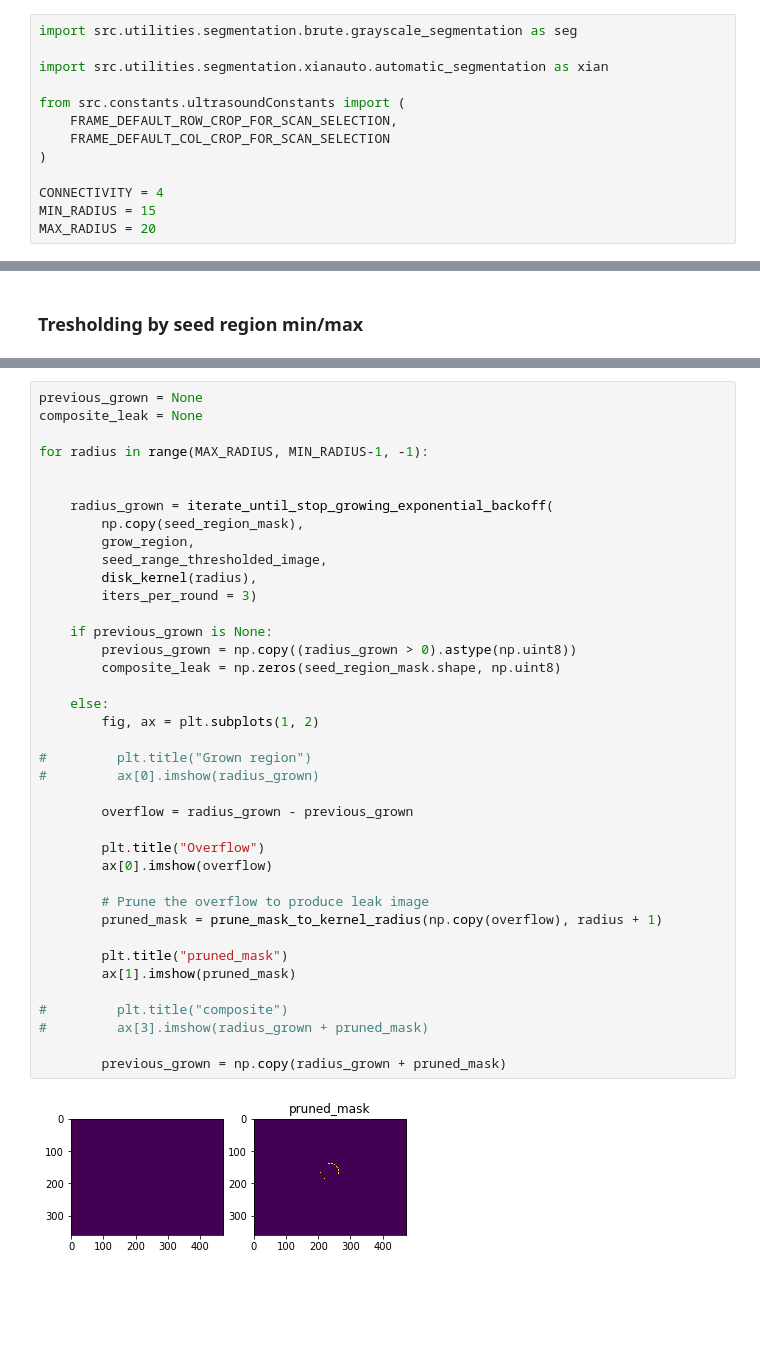
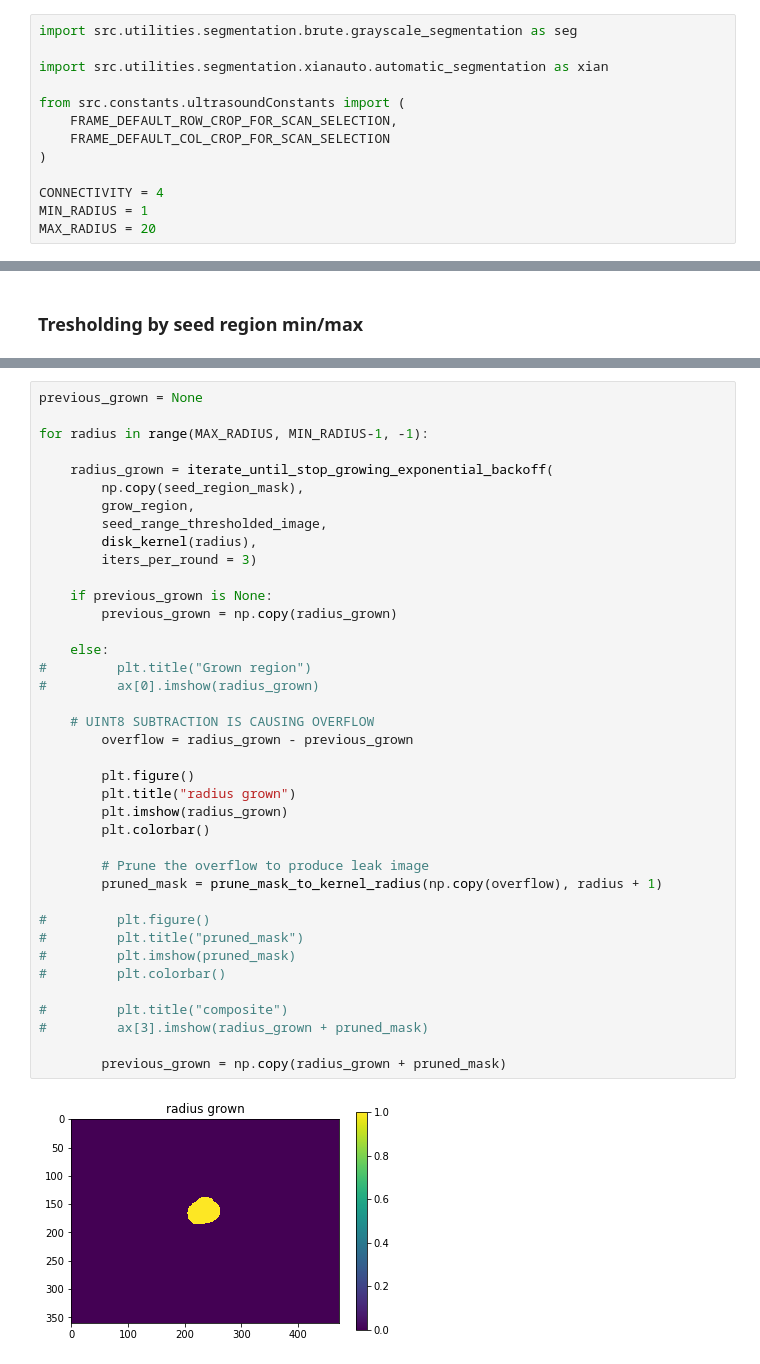
Before and after one commit to penn-ultrasound-research-laboratory/Deep-Ultrasound-Classification, a Jupyter notebook: _notebooks/LeakPluggingCary.ipynb, the cells around one changed output, grey strips where cells are left out. Drawn from its saved outputs; the diff is of its cells as text; blank space fills up the shorter version.

Commit message:
overflow issue in subtraction

```diff
--- a/_notebooks/LeakPluggingCary.ipynb
+++ b/_notebooks/LeakPluggingCary.ipynb
@@ -22,7 +22,7 @@ from src.constants.ultrasoundConstants import (
 )
 
 CONNECTIVITY = 4
-MIN_RADIUS = 15
+MIN_RADIUS = 1
 MAX_RADIUS = 20
 # %%
 def absolute_max(ndarray):
@@ -219,41 +216,41 @@ plt.colorbar()
 # %%
 previous_grown = None
-composite_leak = None
 
 for radius in range(MAX_RADIUS, MIN_RADIUS-1, -1):
-
 
     radius_grown = iterate_until_stop_growing_exponential_backoff(
         np.copy(seed_region_mask),
         grow_region,
         seed_range_thresholded_image,
         disk_kernel(radius),
         iters_per_round = 3)
 
     if previous_grown is None:
-        previous_grown = np.copy((radius_grown > 0).astype(np.uint8))
-        composite_leak = np.zeros(seed_region_mask.shape, np.uint8)
+        previous_grown = np.copy(radius_grown)
 
     else:
-        fig, ax = plt.subplots(1, 2)
-
 #         plt.title("Grown region")
 #         ax[0].imshow(radius_grown)
 
+    # UINT8 SUBTRACTION IS CAUSING OVERFLOW
         overflow = radius_grown - previous_grown
 
-        plt.title("Overflow")
-        ax[0].imshow(overflow)
+        plt.figure()
+        plt.title("radius grown")
+        plt.imshow(radius_grown)
+        plt.colorbar()
 
         # Prune the overflow to produce leak image
         pruned_mask = prune_mask_to_kernel_radius(np.copy(overflow), radius + 1)
 
-        plt.title("pruned_mask")
-        ax[1].imshow(pruned_mask)
+#         plt.figure()
+#         plt.title("pruned_mask")
+#         plt.imshow(pruned_mask)
+#         plt.colorbar()
 
 #         plt.title("composite")
 #         ax[3].imshow(radius_grown + pruned_mask)
 
         previous_grown = np.copy(radius_grown + pruned_mask)
 # %% [output]
-[figure, old version]
+[figure, new version]
```
Also changed, not shown: parts of 10 cells of this notebook.
